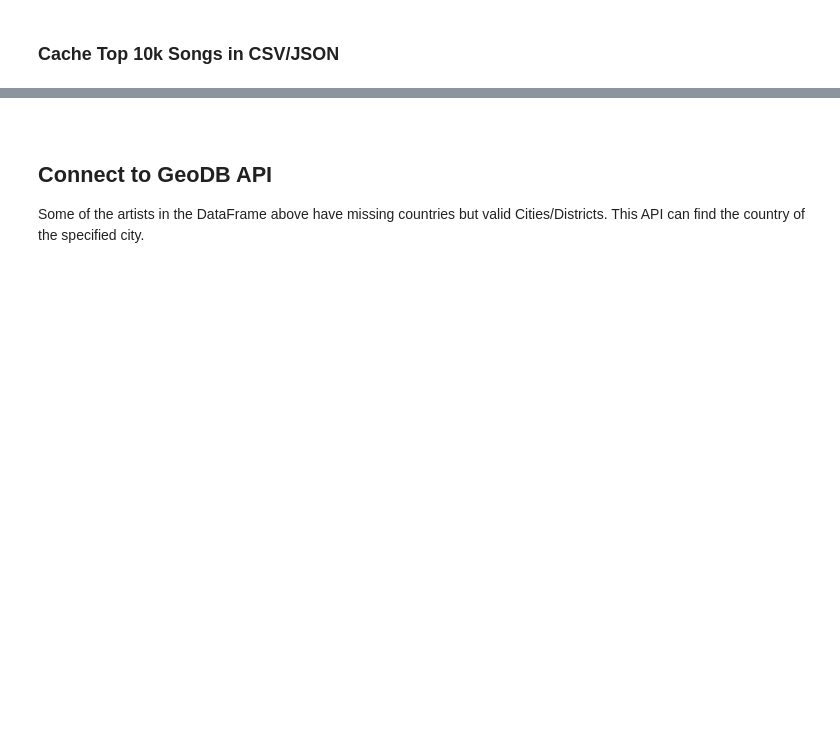
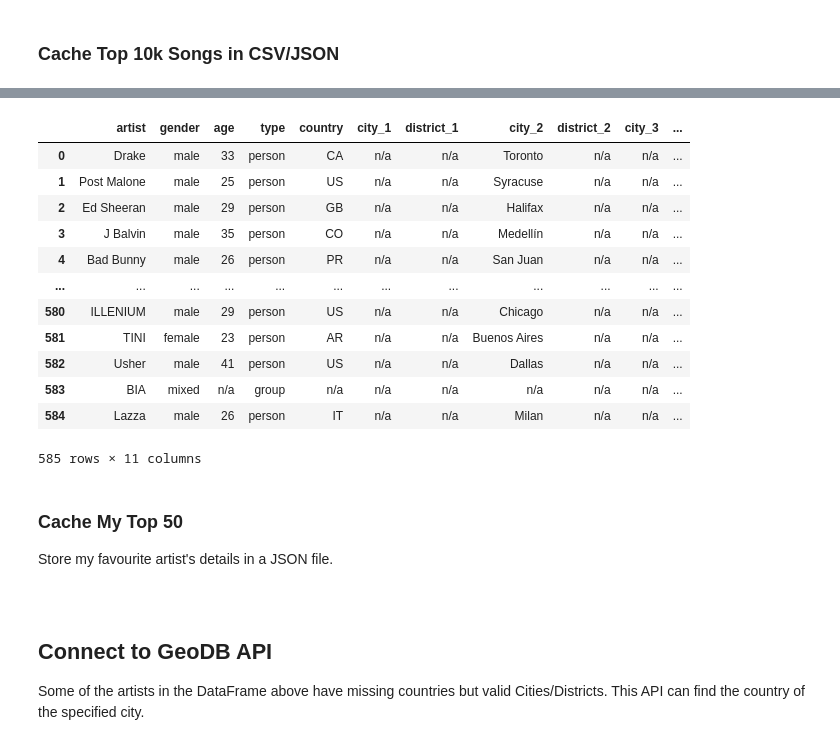
Before and after one commit to jacKlinc/spotify-usage-analysis, a Jupyter notebook: notebooks/1_spotipy_scraping_src.ipynb, the cells around one changed output, grey strips where cells are left out. Drawn from its saved outputs; the diff is of its cells as text; code cells hidden in the pictures; blank space fills up the shorter version.

```diff
--- a/notebooks/1_spotipy_scraping_src.ipynb
+++ b/notebooks/1_spotipy_scraping_src.ipynb
@@ -287,18 +287,18 @@ def get_brainz_artist(artist_name):
     # Get first artist in search
     artist = brainz.search_artists(artist_name, limit=1)['artist-list'][0]
 
+    gender = artist_type = 'n/a'
     # Check gender key in JSON
     if 'type' in artist:
         artist_t = artist['type']
-        # Check if solo artist
-        if artist_t == 'Person':
+        # Check if solo artist and gender key exists
+        if artist_t == 'Person' and 'gender' in artist:
             gender = artist['gender']
             artist_type = 'person'
         elif artist_t == 'Group':
             gender = 'mixed'
             artist_type = 'group'
-    else:
-        gender = artist_type = 'n/a'
+
 
     # Check country key and assign value
     country = artist['country'] if 'country' in artist else 'n/a'
@@ -365,7 +365,7 @@ for artist in artists.name:
     print(get_brainz_artist(artist))
     time.sleep(1)
 
-df = pd.DataFrame(artist_info)
+artists_sorted = pd.DataFrame(artist_info)
 # %% [output]
 {'artist': 'Drake', 'gender': 'male', 'age': 33, 'type': 'person', 'country': 'CA', 'city_1': 'n/a', 'district_1': 'n/a', 'city_2': 'Toronto', 'district_2': 'n/a', 'city_3': 'n/a', 'district_3': 'n/a' ...
 {'artist': 'Travis Scott', 'gender': 'male', 'age': 28, 'type': 'person', 'country': 'US', 'city_1': 'n/a', 'district_1': 'n/a', 'city_2': 'Houston', 'district_2': 'n/a', 'city_3': 'n/a', 'district_3' ...
@@ -408,6 +390,6 @@ df
 import pprint as pp
 brainz.set_useragent('hjvdksv', version='1')
 
-artist = brainz.search_artists('The Beatles', limit=1)['artist-list'][0]#['area']
-# pp.pprint(artist)
+artist = brainz.search_artists('Drake', limit=1)['artist-list'][0]#['area']
+pp.pprint(artist)
 # %% [output]
@@ -421,11 +419,18 @@ top_10k = pd.read_html('https://kworb.net/spotify/artists.html')[0]
 top_10k.set_index('Pos', inplace=True)
 top_10k = top_10k.drop(columns=['Total Streams'])
 
+x=0
 artist_info_10k = []
 for artist in top_10k.Artist:
-    artist_info_10k.append(get_brainz_artist(artist))
-#     print(get_brainz_artist(artist))
-    time.sleep(1)
+    if x < 1000:
+        artist_info_10k.append(get_brainz_artist(artist))
+        print(get_brainz_artist(artist))
+        x+=1
+        time.sleep(1)
+    else:
+        break
+
+
 
 df = pd.DataFrame(artist_info_10k)
 # df
@@ -435,0 +456,17 @@ df.to_json()
+# %%
+top1k = pd.DataFrame(artist_info_10k)
+top1k
+# %% [output]
+|  | artist | gender | age | type | country | city_1 | district_1 | city_2 | district_2 | city_3 | ... |
+| 0 | Drake | male | 33 | person | CA | n/a | n/a | Toronto | n/a | n/a | ... |
+| 1 | Post Malone | male | 25 | person | US | n/a | n/a | Syracuse | n/a | n/a | ... |
+| 2 | Ed Sheeran | male | 29 | person | GB | n/a | n/a | Halifax | n/a | n/a | ... |
+| 3 | J Balvin | male | 35 | person | CO | n/a | n/a | Medellín | n/a | n/a | ... |
+| 4 | Bad Bunny | male | 26 | person | PR | n/a | n/a | San Juan | n/a | n/a | ... |
+| ... | ... | ... | ... | ... | ... | ... | ... | ... | ... | ... | ... |
+| 580 | ILLENIUM | male | 29 | person | US | n/a | n/a | Chicago | n/a | n/a | ... |
+| 581 | TINI | female | 23 | person | AR | n/a | n/a | Buenos Aires | n/a | n/a | ... |
+| 582 | Usher | male | 41 | person | US | n/a | n/a | Dallas | n/a | n/a | ... |
+| 583 | BIA | mixed | n/a | group | n/a | n/a | n/a | n/a | n/a | n/a | ... |
+| 584 | Lazza | male | 26 | person | IT | n/a | n/a | Milan | n/a | n/a | ... |
+585 rows × 11 columns
@@ -436,3 +475,6 @@ df.to_json()
+# %% [markdown]
+### Cache My Top 50
+Store my favourite artist's details in a JSON file.
 # %% [markdown]
 &nbsp;
 ## Connect to GeoDB API
```
Also changed, not shown: parts of 12 cells of this notebook, 2 other files.
